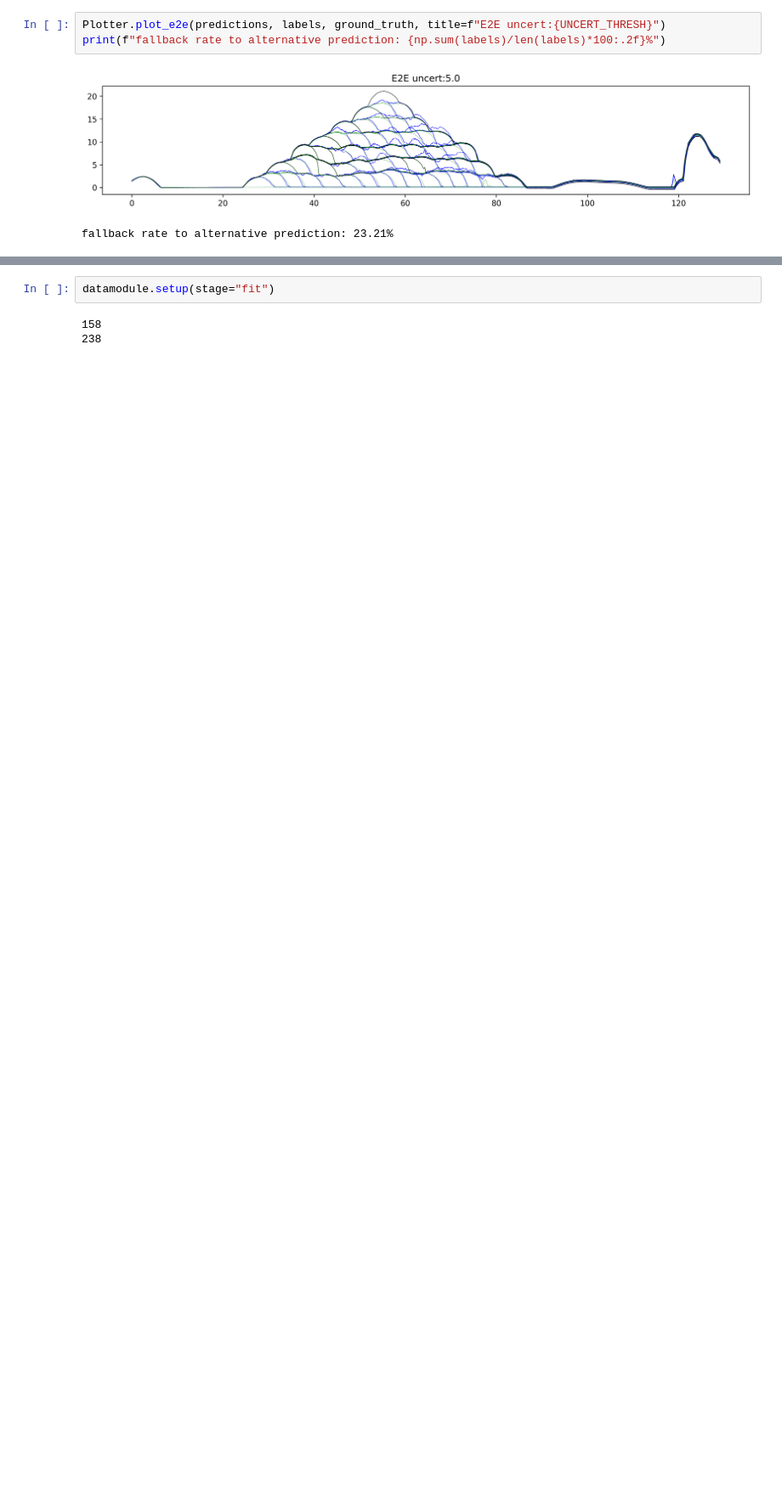
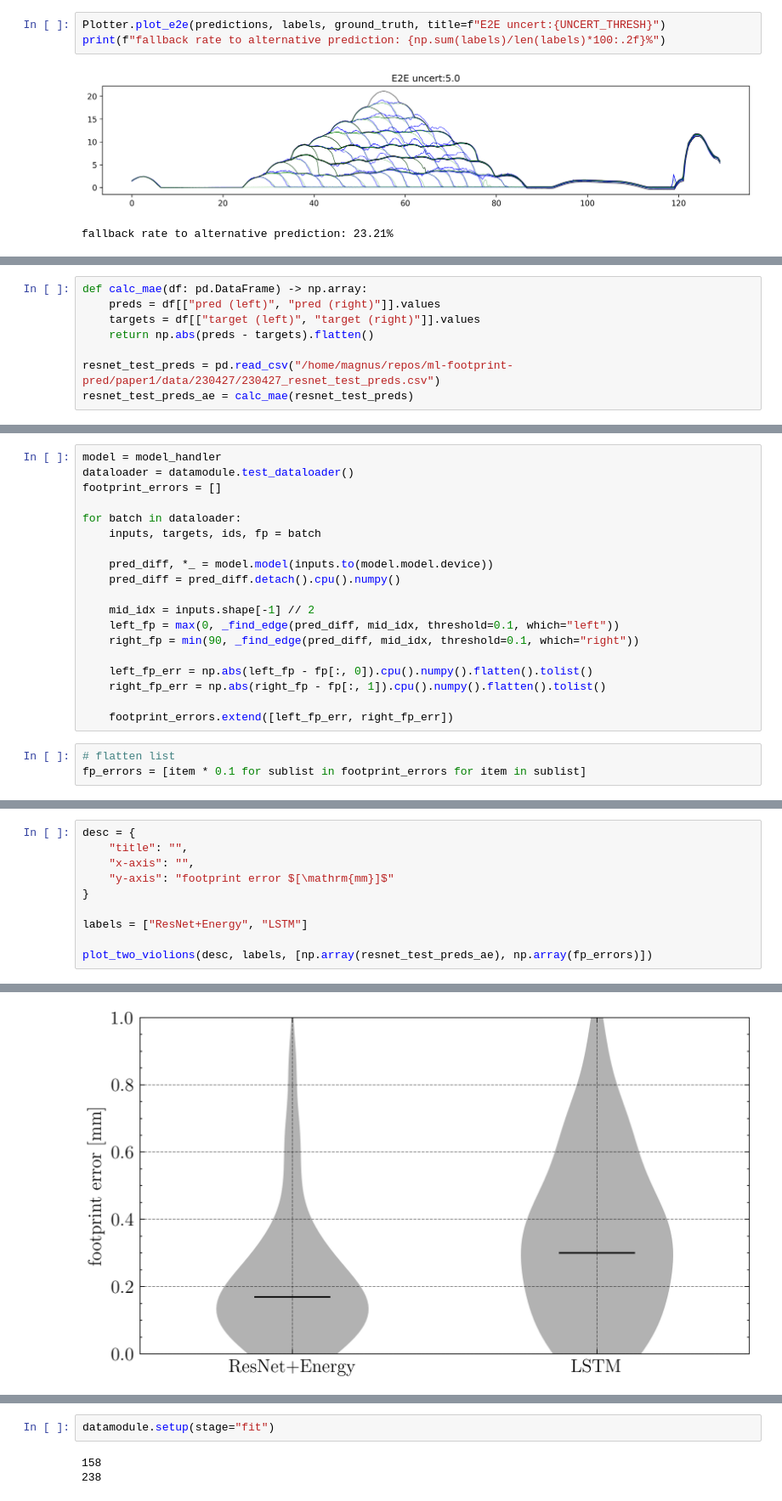
Before and after one commit to mglasder/waam-e2e, a Jupyter notebook: paper/eval.ipynb, the cells around one changed output, grey strips where cells are left out. Shown at 85% size. Drawn from its saved outputs; the diff is of its cells as text; blank space fills up the shorter version.

Commit message:
evaluation plots: b2b shape, footprint err, e2e

```diff
--- a/paper/eval.ipynb
+++ b/paper/eval.ipynb
@@ -119,0 +152,8 @@ datamodule = ShapePredictionDataModule(
+# %%
+def calc_mae(df: pd.DataFrame) -> np.array:
+    preds = df[["pred (left)", "pred (right)"]].values
+    targets = df[["target (left)", "target (right)"]].values
+    return np.abs(preds - targets).flatten()
+
+resnet_test_preds = pd.read_csv("/home/magnus/repos/ml-footprint-pred/paper1/data/230427/230427_resnet_test_preds.csv")
+resnet_test_preds_ae = calc_mae(resnet_test_preds)
@@ -119,0 +183,22 @@ datamodule = ShapePredictionDataModule(
+# %%
+model = model_handler
+dataloader = datamodule.test_dataloader()
+footprint_errors = []
+
+for batch in dataloader:
+    inputs, targets, ids, fp = batch
+
+    pred_diff, *_ = model.model(inputs.to(model.model.device))
+    pred_diff = pred_diff.detach().cpu().numpy()
+
+    mid_idx = inputs.shape[-1] // 2
+    left_fp = max(0, _find_edge(pred_diff, mid_idx, threshold=0.1, which="left"))
+    right_fp = min(90, _find_edge(pred_diff, mid_idx, threshold=0.1, which="right"))
+
+    left_fp_err = np.abs(left_fp - fp[:, 0]).cpu().numpy().flatten().tolist()
+    right_fp_err = np.abs(right_fp - fp[:, 1]).cpu().numpy().flatten().tolist()
+
+    footprint_errors.extend([left_fp_err, right_fp_err])
+# %%
+# flatten list
+fp_errors = [item * 0.1 for sublist in footprint_errors for item in sublist]
@@ -119,0 +213,11 @@ datamodule = ShapePredictionDataModule(
+# %%
+desc = {
+    "title": "",
+    "x-axis": "",
+    "y-axis": "footprint error $[\mathrm{mm}]$"
+}
+
+labels = ["ResNet+Energy", "LSTM"]
+
+plot_two_violions(desc, labels, [np.array(resnet_test_preds_ae), np.array(fp_errors)])
+# %% [output]
@@ -119,0 +241 @@ datamodule = ShapePredictionDataModule(
+[figure, added]
```
Also changed, not shown: parts of 21 cells of this notebook, 1 other file.
